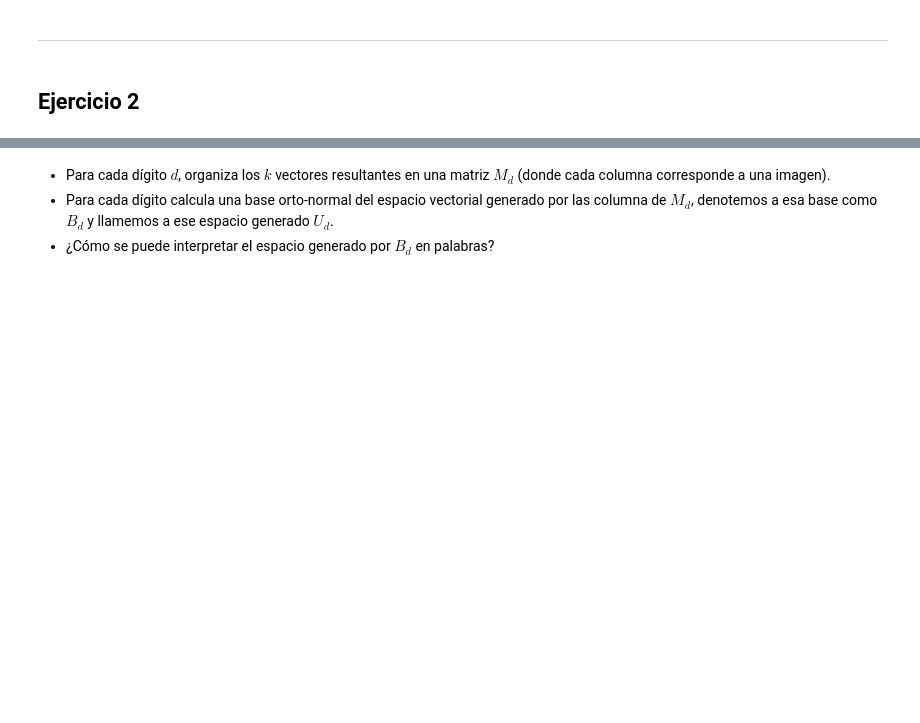
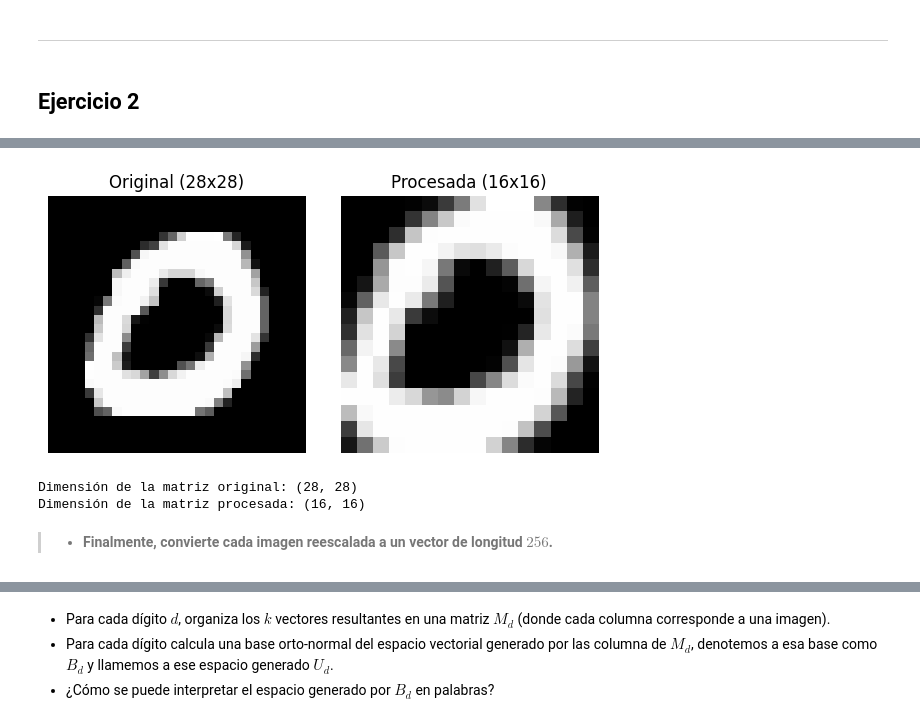
Before and after one commit to HeiderZapata/Applied-Math, a Jupyter notebook: Examen 2/Examen2-MatApl-Martinez-Zapata-Londono-Notebook.ipynb, the cells around one changed output, grey strips where cells are left out. Saved outputs shown, nothing was run; the diff lists cells and outputs as text; code cells hidden in the pictures; blank space fills up the shorter version.

```diff
--- a/Examen 2/Examen2-MatApl-Martinez-Zapata-Londono-Notebook.ipynb
+++ b/Examen 2/Examen2-MatApl-Martinez-Zapata-Londono-Notebook.ipynb
@@ -30,0 +192,28 @@ la imagen resultante a un tamaño fijo de $16 × 16$ píxeles.
+# %%
+# --- Visualización del antes y después ---
+# Tomemos el primer dígito (0) y su primera muestra [0] para comparar
+img_original = imagenes_crudas_k[0][0]
+img_procesada = imagenes_procesadas_k[0][0]
+
+fig, axes = plt.subplots(1, 2, figsize=(6, 3))
+
+axes[0].imshow(img_original, cmap='gray')
+axes[0].set_title(f"Original (28x28)")
+axes[0].axis('off')
+
+axes[1].imshow(img_procesada, cmap='gray')
+axes[1].set_title(f"Procesada (16x16)")
+axes[1].axis('off')
+
+plt.tight_layout()
+plt.show()
+
+# Verificación de dimensiones
+print(f"Dimensión de la matriz original: {img_original.shape}")
+print(f"Dimensión de la matriz procesada: {img_procesada.shape}")
+# %% [output]
+[figure, added]
+Dimensión de la matriz original: (28, 28)
+Dimensión de la matriz procesada: (16, 16)
+# %% [markdown]
+> * **Finalmente, convierte cada imagen reescalada a un vector de longitud $256$.**
```
Also changed, not shown: parts of 18 cells of this notebook.
